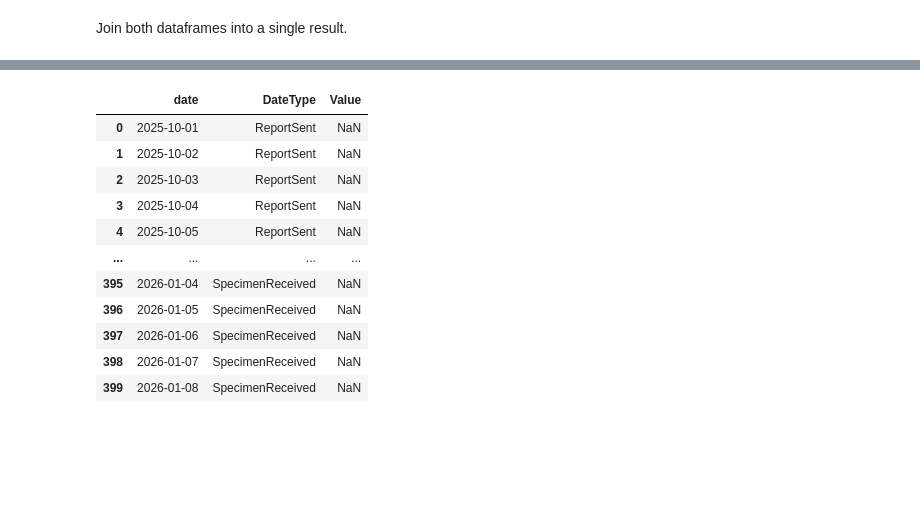
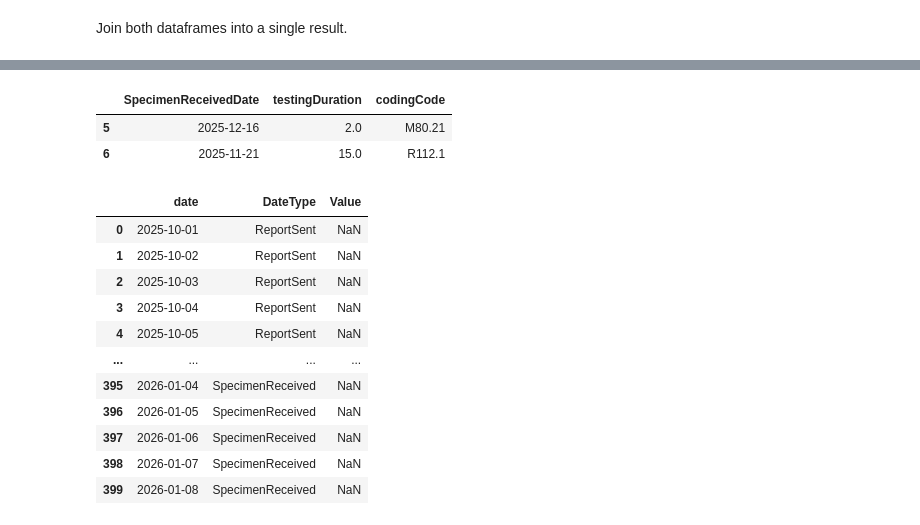
Before and after one commit to nw-gmsa/FHIR-Examples, a Jupyter notebook: jupyter/Notebooks/HelloWorldREST.ipynb, the cells around one changed output, grey strips where cells are left out. Saved outputs shown, nothing was run; the diff lists cells and outputs as text; code cells hidden in the pictures; blank space fills up the shorter version.

```diff
--- a/jupyter/Notebooks/HelloWorldREST.ipynb
+++ b/jupyter/Notebooks/HelloWorldREST.ipynb
@@ -372,15 +374,11 @@ fig = px.bar(df1, x="requesterCode", y="count", color="codingCode")
 fig.show()
 #px.bar(df1, x="requesterCode", y="count", color="codingCode", barmode="group")
 # %%
-dfS = df.dropna(subset=['SpecimenReceivedDate'])
+dfS = df[['SpecimenReceivedDate', 'testingDuration', 'codingCode']]
+dfS = dfS.dropna(subset=['SpecimenReceivedDate'])
 
-# Now the scatter plot will work as expected
-fig = px.scatter(
-    dfS,
-    x="SpecimenReceivedDate",
-    y="testingDuration",
-    color="codingCode",
-    title="Testing Time from Specimen Collection to Report Release"
-)
-
-fig.show()
+dfS
+# %% [output]
+|  | SpecimenReceivedDate | testingDuration | codingCode |
+| 5 | 2025-12-16 | 2.0 | M80.21 |
+| 6 | 2025-11-21 | 15.0 | R112.1 |
```
Also changed, not shown: parts of 2 cells of this notebook.
